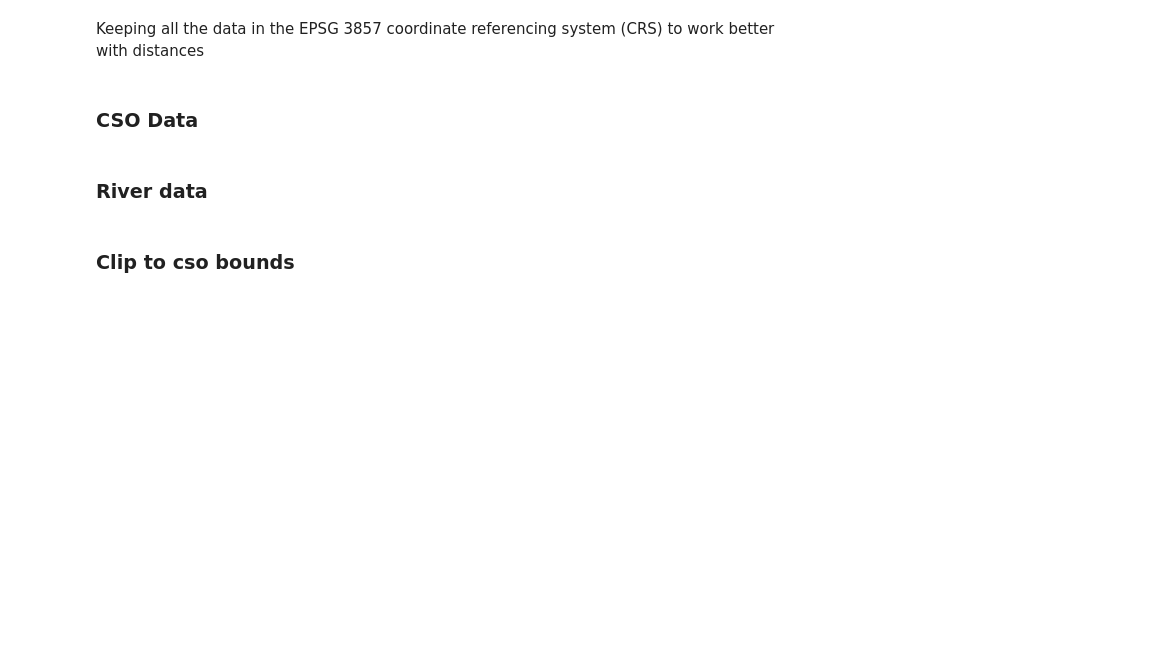
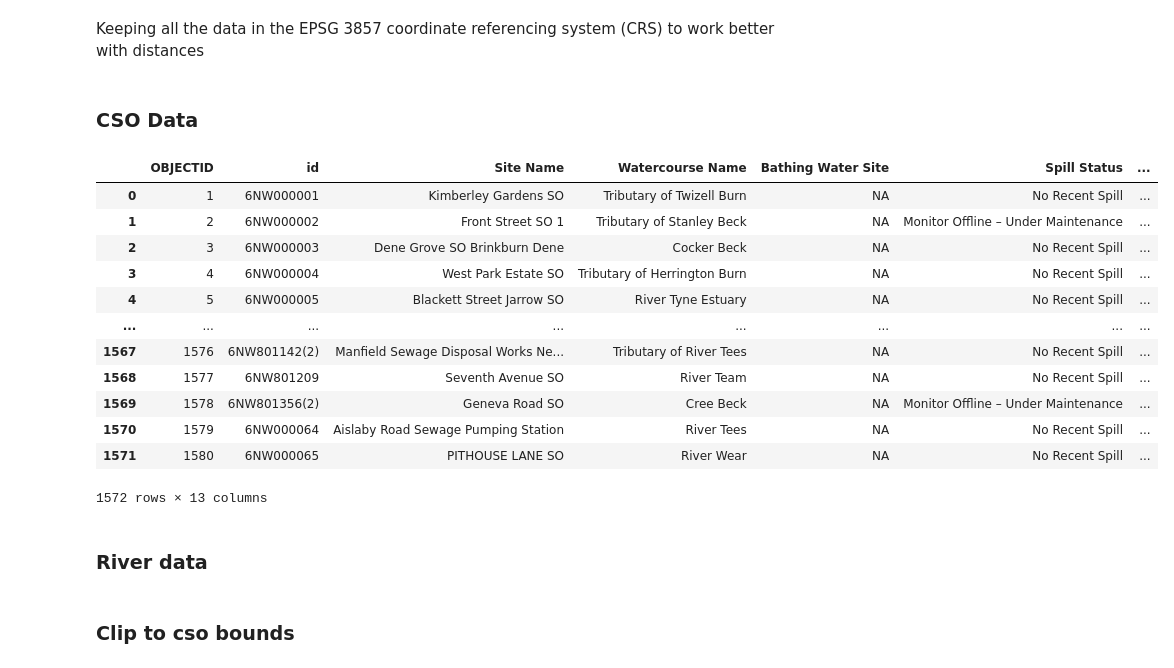
Before and after one commit to kanavj-cognizant/theme2C, a Jupyter notebook: Exploration.ipynb, the cells around one changed output. Cells and saved outputs as stored; diff of their text form; code cells hidden in the pictures; blank space fills up the shorter version.

Commit message:
Some bookeeping and importing Water Quality data

```diff
--- a/Exploration.ipynb
+++ b/Exploration.ipynb
@@ -32,7 +33,23 @@ bucket = storage_client.get_bucket(bucketName)
 geojson_filenames = ["gs://"+bucketName+'/' +
                      fname.name for fname in bucket.list_blobs(prefix=path_in_bucket) if fname.name.endswith('.geojson')]
 cso = gpd.read_file(geojson_filenames[-1])
-cso = cso.to_crs(epsg=3857)
+cso_all = cso.to_crs(epsg=3857)
+# %%
+cso_all
+# %% [output]
+|  | OBJECTID | id | Site Name | Watercourse Name | Bathing Water Site | Spill Status | ... |
+| 0 | 1 | 6NW000001 | Kimberley Gardens SO | Tributary of Twizell Burn | NA | No Recent Spill | ... |
+| 1 | 2 | 6NW000002 | Front Street SO 1 | Tributary of Stanley Beck | NA | Monitor Offline – Under Maintenance | ... |
+| 2 | 3 | 6NW000003 | Dene Grove SO Brinkburn Dene | Cocker Beck | NA | No Recent Spill | ... |
+| 3 | 4 | 6NW000004 | West Park Estate SO | Tributary of Herrington Burn | NA | No Recent Spill | ... |
+| 4 | 5 | 6NW000005 | Blackett Street Jarrow SO | River Tyne Estuary | NA | No Recent Spill | ... |
+| ... | ... | ... | ... | ... | ... | ... | ... |
+| 1567 | 1576 | 6NW801142(2) | Manfield Sewage Disposal Works Ne... | Tributary of River Tees | NA | No Recent Spill | ... |
+| 1568 | 1577 | 6NW801209 | Seventh Avenue SO | River Team | NA | No Recent Spill | ... |
+| 1569 | 1578 | 6NW801356(2) | Geneva Road SO | Cree Beck | NA | Monitor Offline – Under Maintenance | ... |
+| 1570 | 1579 | 6NW000064 | Aislaby Road Sewage Pumping Station | River Tees | NA | No Recent Spill | ... |
+| 1571 | 1580 | 6NW000065 | PITHOUSE LANE SO | River Wear | NA | No Recent Spill | ... |
+1572 rows × 13 columns
 # %% [markdown]
 ### River data
 # %%
```
Also changed, not shown: parts of 18 cells of this notebook, 2 other files.
